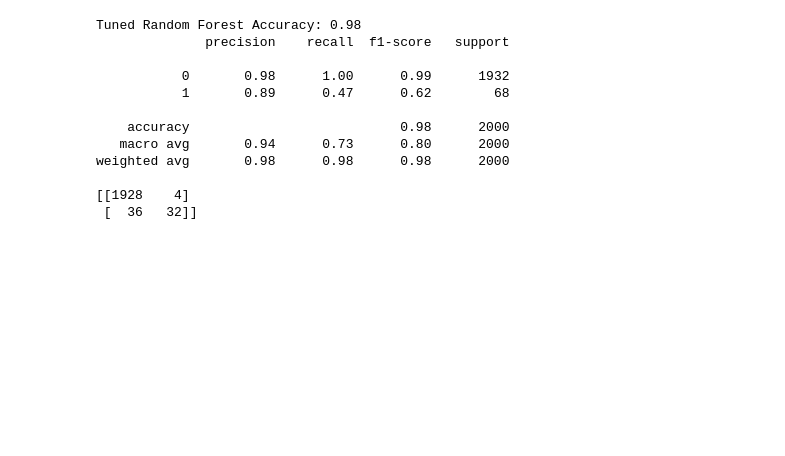
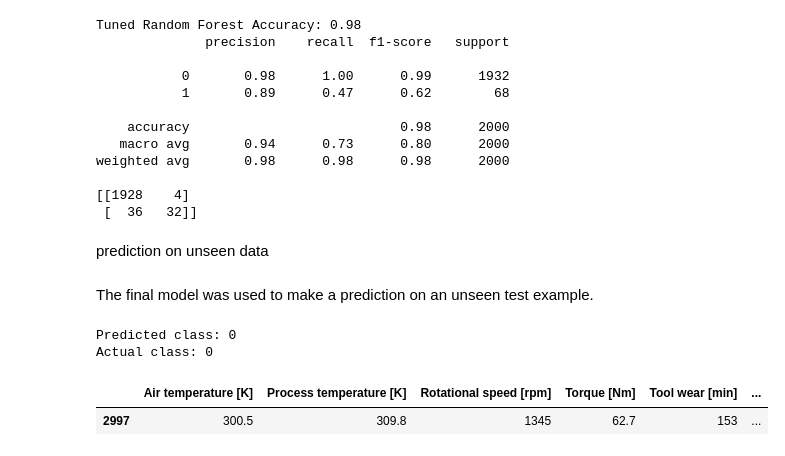
Before and after one commit to Abinesh-30/M32895-coursework-2111410, a Jupyter notebook: coursework.ipynb, the cells around one changed output. Cells and saved outputs as stored; diff of their text form; code cells hidden in the pictures; blank space fills up the shorter version.

Commit message:
added unseen prediction data

```diff
--- a/coursework.ipynb
+++ b/coursework.ipynb
@@ -297,3 +297,19 @@ weighted avg       0.98      0.98      0.98      2000
 
 [[1928    4]
  [  36   32]]
+# %% [markdown]
+prediction on unseen data
+# %% [markdown]
+The final model was used to make a prediction on an unseen test example.
+# %%
+sample_prediction = rf_model_tuned.predict(x_test.iloc[[0]])
+print("Predicted class:", sample_prediction[0])
+print("Actual class:", y_test.iloc[0])
+# %% [output]
+Predicted class: 0
+Actual class: 0
+# %%
+x_test.iloc[[0]]
+# %% [output]
+|  | Air temperature [K] | Process temperature [K] | Rotational speed [rpm] | Torque [Nm] | Tool wear [min] | ... |
+| 2997 | 300.5 | 309.8 | 1345 | 62.7 | 153 | ... |
```
